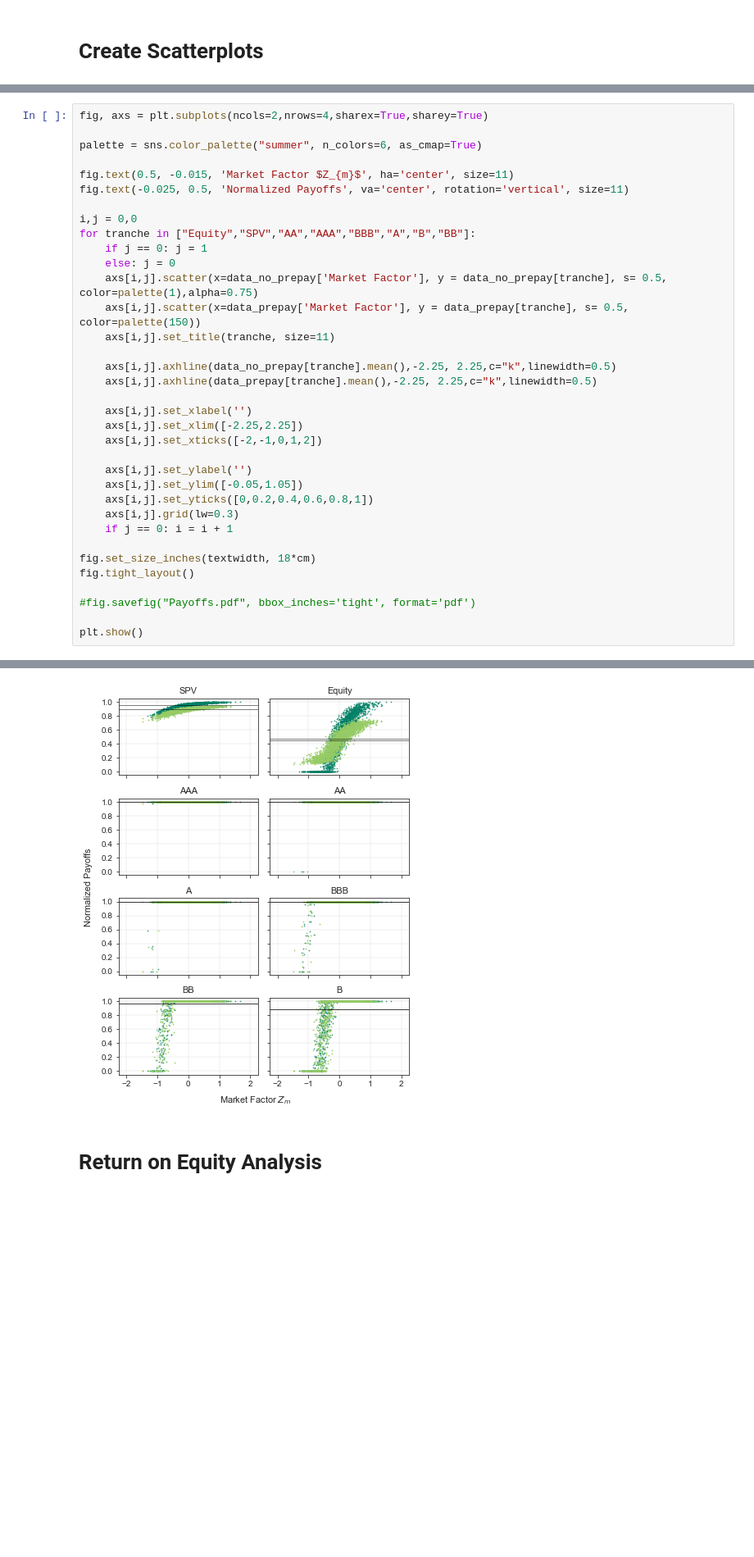
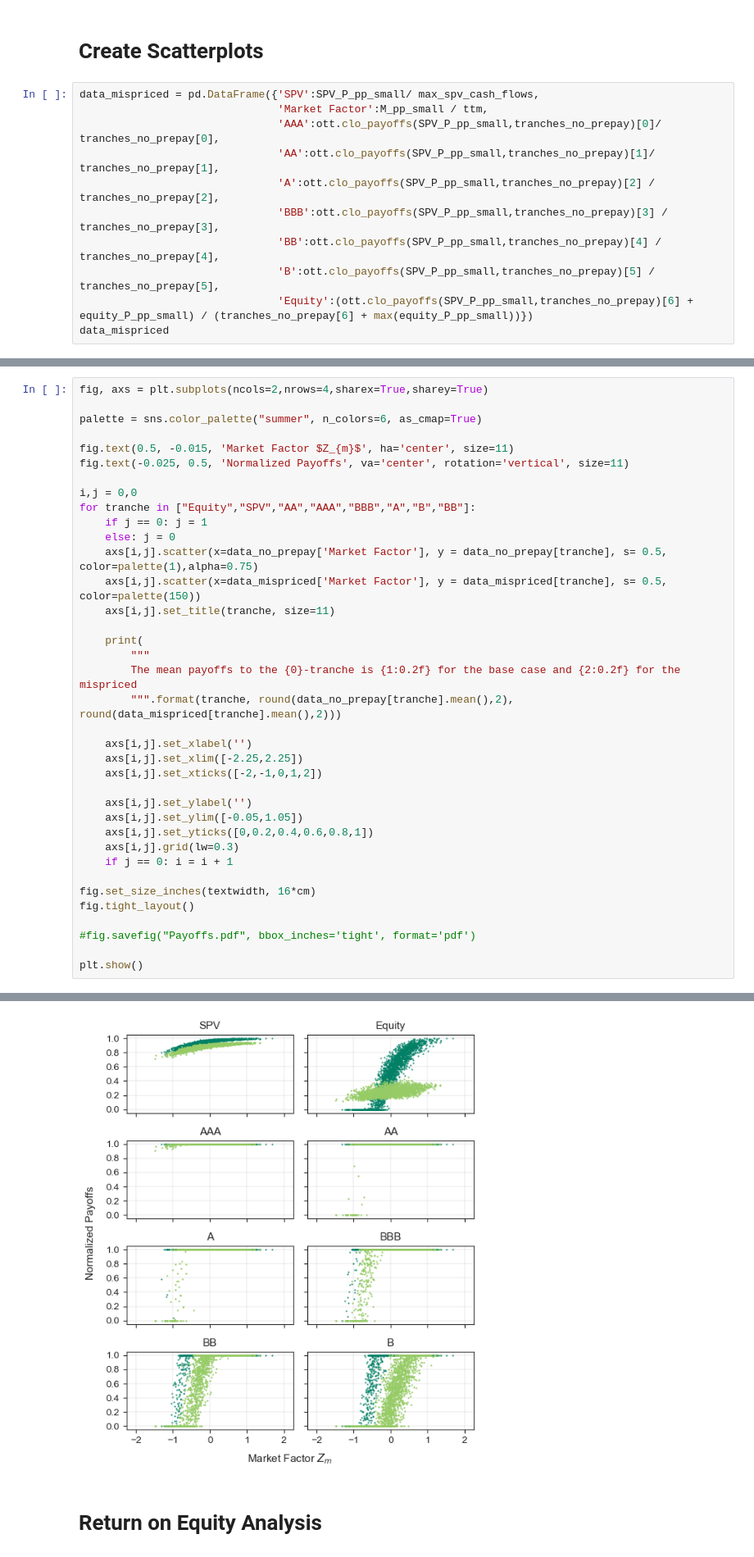
Before and after one commit to kristianRF/OeconOnlineAppendix, a Jupyter notebook: SPV Dynamics.ipynb, the cells around one changed output, grey strips where cells are left out. Shown at 82% size. Cells and saved outputs as stored; diff of their text form; blank space fills up the shorter version.

```diff
--- a/SPV Dynamics.ipynb
+++ b/SPV Dynamics.ipynb
@@ -453,2 +445,13 @@ print(
 # %% [markdown]
 # Create Scatterplots
+# %%
+data_mispriced = pd.DataFrame({'SPV':SPV_P_pp_small/ max_spv_cash_flows,
+                               'Market Factor':M_pp_small / ttm,
+                               'AAA':ott.clo_payoffs(SPV_P_pp_small,tranches_no_prepay)[0]/ tranches_no_prepay[0],
+                               'AA':ott.clo_payoffs(SPV_P_pp_small,tranches_no_prepay)[1]/ tranches_no_prepay[1],
+                               'A':ott.clo_payoffs(SPV_P_pp_small,tranches_no_prepay)[2] / tranches_no_prepay[2],
+                               'BBB':ott.clo_payoffs(SPV_P_pp_small,tranches_no_prepay)[3] / tranches_no_prepay[3],
+                               'BB':ott.clo_payoffs(SPV_P_pp_small,tranches_no_prepay)[4] / tranches_no_prepay[4],
+                               'B':ott.clo_payoffs(SPV_P_pp_small,tranches_no_prepay)[5] / tranches_no_prepay[5],
+                               'Equity':(ott.clo_payoffs(SPV_P_pp_small,tranches_no_prepay)[6] + equity_P_pp_small) / (tranches_no_prepay[6] + max(equity_P_pp_small))})
+data_mispriced
@@ -465,11 +482,13 @@ for tranche in ["Equity","SPV","AA","AAA","BBB","A","B","BB"]:
     if j == 0: j = 1
     else: j = 0
     axs[i,j].scatter(x=data_no_prepay['Market Factor'], y = data_no_prepay[tranche], s= 0.5, color=palette(1),alpha=0.75)
-    axs[i,j].scatter(x=data_prepay['Market Factor'], y = data_prepay[tranche], s= 0.5, color=palette(150))
+    axs[i,j].scatter(x=data_mispriced['Market Factor'], y = data_mispriced[tranche], s= 0.5, color=palette(150))
     axs[i,j].set_title(tranche, size=11)
 
-    axs[i,j].axhline(data_no_prepay[tranche].mean(),-2.25, 2.25,c="k",linewidth=0.5)
-    axs[i,j].axhline(data_prepay[tranche].mean(),-2.25, 2.25,c="k",linewidth=0.5)
+    print(
+        """
+        The mean payoffs to the {0}-tranche is {1:0.2f} for the base case and {2:0.2f} for the mispriced
+        """.format(tranche, round(data_no_prepay[tranche].mean(),2), round(data_mispriced[tranche].mean(),2)))
 
     axs[i,j].set_xlabel('')
     axs[i,j].set_xlim([-2.25,2.25])
@@ -481,7 +500,7 @@ for tranche in ["Equity","SPV","AA","AAA","BBB","A","B","BB"]:
     axs[i,j].grid(lw=0.3)
     if j == 0: i = i + 1
 
-fig.set_size_inches(textwidth, 18*cm)
+fig.set_size_inches(textwidth, 16*cm)
 fig.tight_layout()
 
 #fig.savefig("Payoffs.pdf", bbox_inches='tight', format='pdf')
@@ -491,4 +527,4 @@ plt.show()
-[figure, old version]
+[figure, new version]
 # %% [markdown]
 # Return on Equity Analysis
 # %%
```
Also changed, not shown: parts of 29 cells of this notebook, 10 other files.
